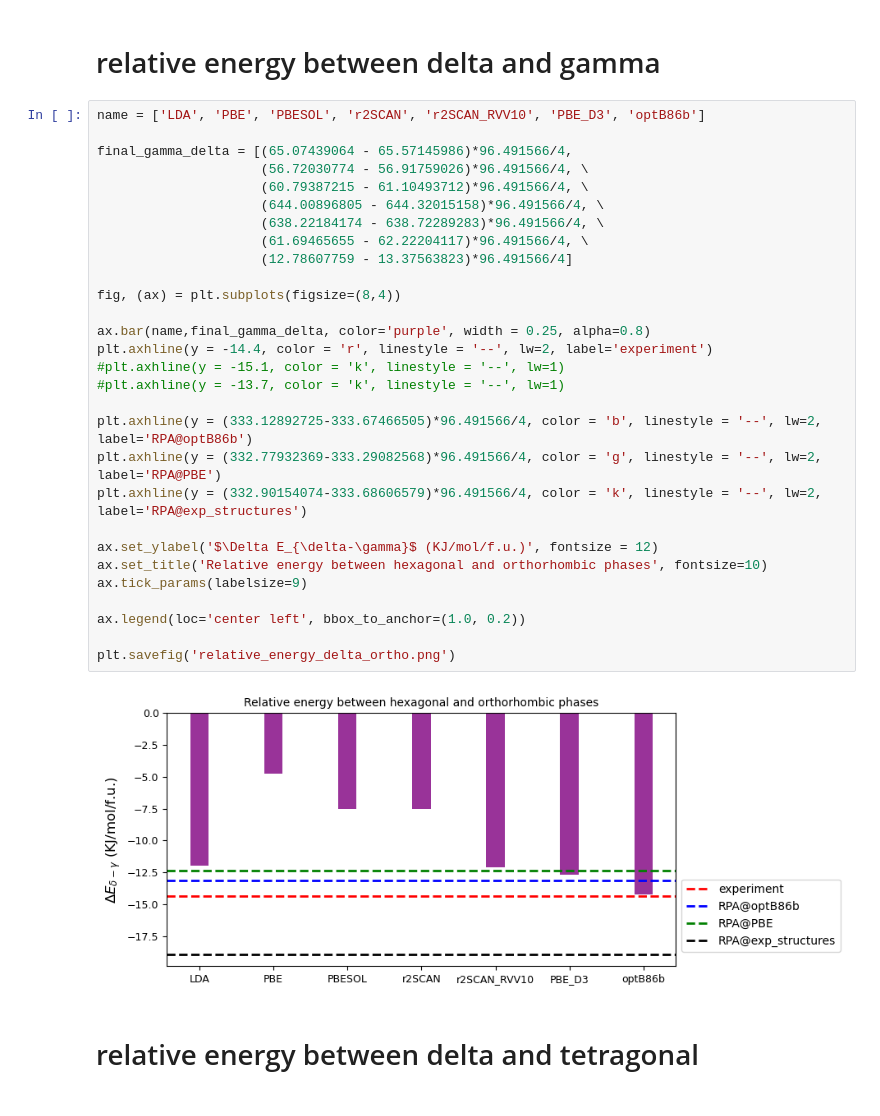
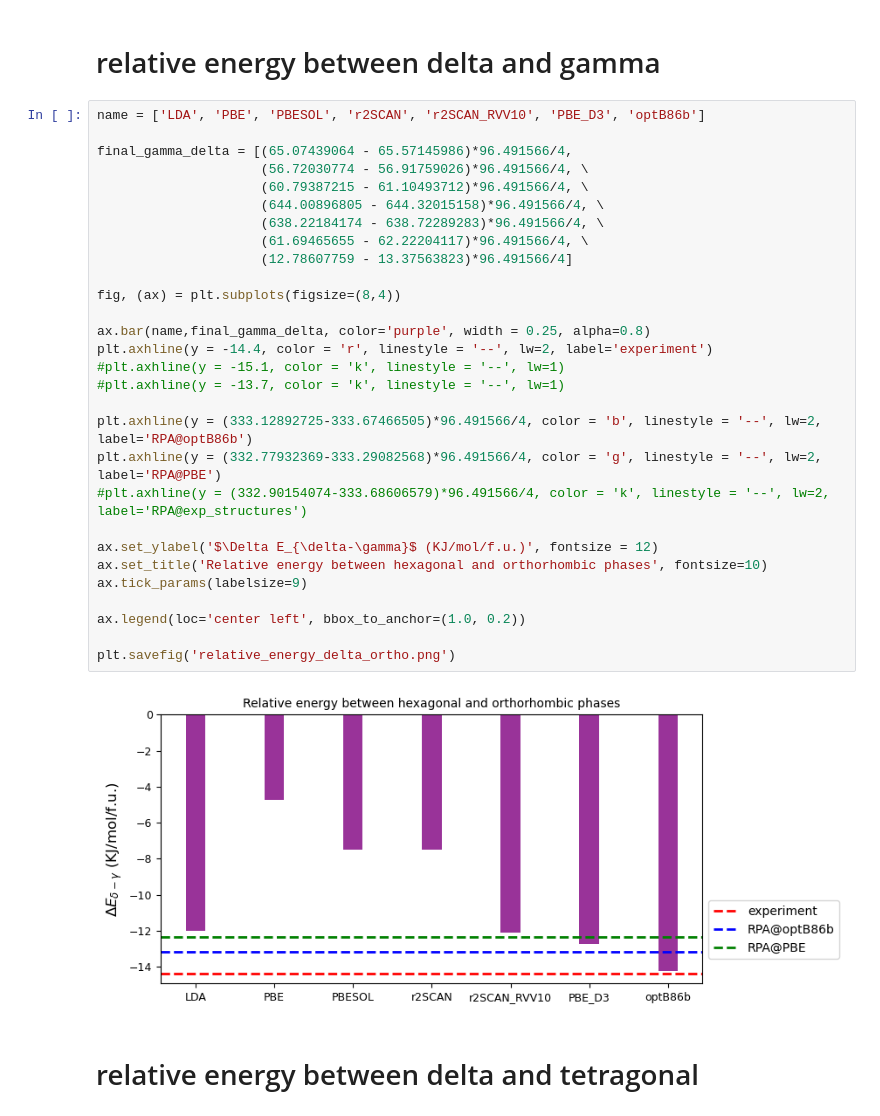
Before and after one commit to paramvir3/Crystal-Structures-Halide-perovskite, a Jupyter notebook: CsPbI3/structure.ipynb, the cells around one changed output. Cells and saved outputs as stored; diff of their text form.

```diff
--- a/CsPbI3/structure.ipynb
+++ b/CsPbI3/structure.ipynb
@@ -795,34 +854,34 @@ plt.savefig('kp.png')
 # %%
 name = ['LDA', 'PBE', 'PBESOL', 'r2SCAN', 'r2SCAN_RVV10', 'PBE_D3', 'optB86b']
 
 final_gamma_delta = [(65.07439064 - 65.57145986)*96.491566/4,
                      (56.72030774 - 56.91759026)*96.491566/4, \
                      (60.79387215 - 61.10493712)*96.491566/4, \
                      (644.00896805 - 644.32015158)*96.491566/4, \
                      (638.22184174 - 638.72289283)*96.491566/4, \
                      (61.69465655 - 62.22204117)*96.491566/4, \
                      (12.78607759 - 13.37563823)*96.491566/4]
 
 fig, (ax) = plt.subplots(figsize=(8,4))
 
 ax.bar(name,final_gamma_delta, color='purple', width = 0.25, alpha=0.8)
 plt.axhline(y = -14.4, color = 'r', linestyle = '--', lw=2, label='experiment')
 #plt.axhline(y = -15.1, color = 'k', linestyle = '--', lw=1)
 #plt.axhline(y = -13.7, color = 'k', linestyle = '--', lw=1)
 
 plt.axhline(y = (333.12892725-333.67466505)*96.491566/4, color = 'b', linestyle = '--', lw=2, label='RPA@optB86b')
 plt.axhline(y = (332.77932369-333.29082568)*96.491566/4, color = 'g', linestyle = '--', lw=2, label='RPA@PBE')
-plt.axhline(y = (332.90154074-333.68606579)*96.491566/4, color = 'k', linestyle = '--', lw=2, label='RPA@exp_structures')
+#plt.axhline(y = (332.90154074-333.68606579)*96.491566/4, color = 'k', linestyle = '--', lw=2, label='RPA@exp_structures')
 
 ax.set_ylabel('$\Delta E_{\delta-\gamma}$ (KJ/mol/f.u.)', fontsize = 12)
 ax.set_title('Relative energy between hexagonal and orthorhombic phases', fontsize=10)
 ax.tick_params(labelsize=9)
 
 ax.legend(loc='center left', bbox_to_anchor=(1.0, 0.2))
 
 plt.savefig('relative_energy_delta_ortho.png')
 # %% [output]
-[figure, old version]
+[figure, new version]
 # %% [markdown]
 # relative energy between delta and tetragonal
 # %%
```
Also changed, not shown: parts of 8 cells of this notebook, 5 other files.
